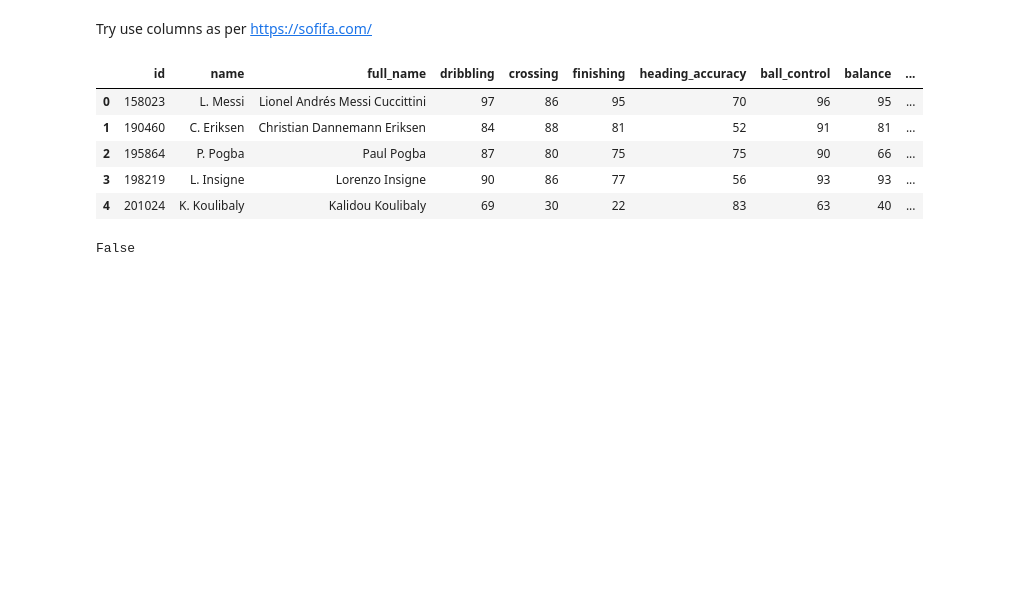
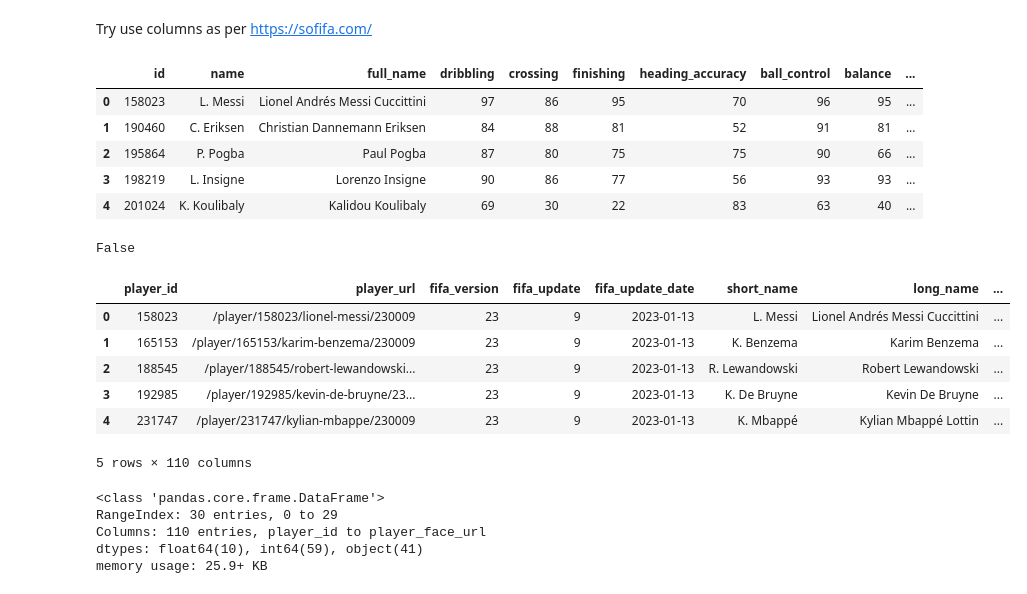
Before and after one commit to Footy-Stars/ml-stack, a Jupyter notebook: srv/notebooks/Explore.ipynb, the cells around one changed output. Saved outputs shown, nothing was run; the diff lists cells and outputs as text; code cells hidden in the pictures; blank space fills up the shorter version.

Commit message:
:monocle_face: Add etl notebooks

```diff
--- a/srv/notebooks/Explore.ipynb
+++ b/srv/notebooks/Explore.ipynb
@@ -77,3 +77,23 @@ sub1.head()
 sub1.isnull().values.any()
 # %% [output]
 False
+# %%
+df2= pd.read_csv("../data/male_players.csv", nrows=30)
+# %%
+df2.head()
+# %% [output]
+|  | player_id | player_url | fifa_version | fifa_update | fifa_update_date | short_name | long_name | ... |
+| 0 | 158023 | /player/158023/lionel-messi/230009 | 23 | 9 | 2023-01-13 | L. Messi | Lionel Andrés Messi Cuccittini | ... |
+| 1 | 165153 | /player/165153/karim-benzema/230009 | 23 | 9 | 2023-01-13 | K. Benzema | Karim Benzema | ... |
+| 2 | 188545 | /player/188545/robert-lewandowski... | 23 | 9 | 2023-01-13 | R. Lewandowski | Robert Lewandowski | ... |
+| 3 | 192985 | /player/192985/kevin-de-bruyne/23... | 23 | 9 | 2023-01-13 | K. De Bruyne | Kevin De Bruyne | ... |
+| 4 | 231747 | /player/231747/kylian-mbappe/230009 | 23 | 9 | 2023-01-13 | K. Mbappé | Kylian Mbappé Lottin | ... |
+5 rows × 110 columns
+# %%
+df2.info()
+# %% [output]
+<class 'pandas.core.frame.DataFrame'>
+RangeIndex: 30 entries, 0 to 29
+Columns: 110 entries, player_id to player_face_url
+dtypes: float64(10), int64(59), object(41)
+memory usage: 25.9+ KB
```
Also changed, not shown: parts of 4 cells of this notebook, 5 other files.
